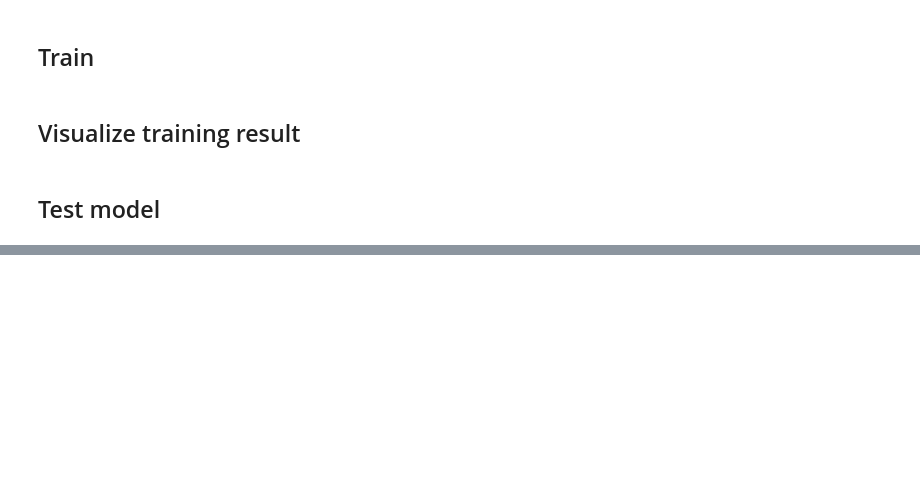
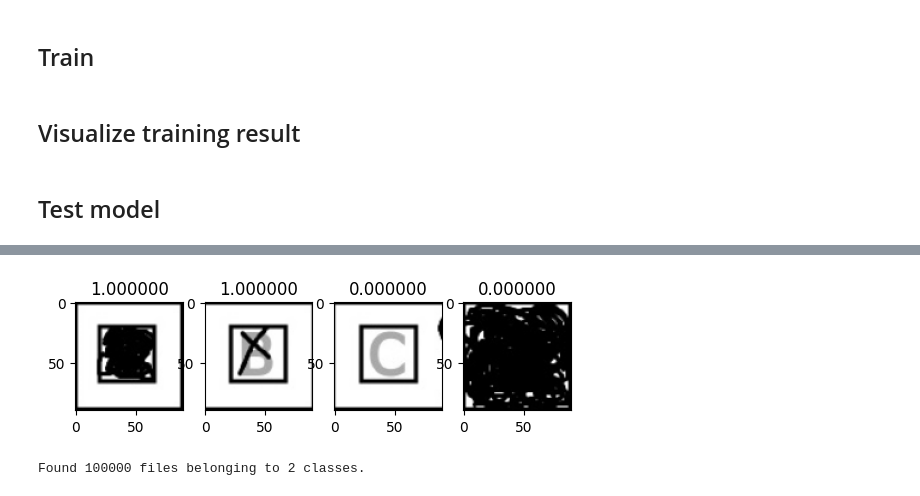
Before and after one commit to cvlab-ai/splinter, a Jupyter notebook: research/mark_generator/00_training.ipynb, the cells around one changed output, grey strips where cells are left out. Cells and saved outputs as stored; diff of their text form; code cells hidden in the pictures; blank space fills up the shorter version.

```diff
--- a/research/mark_generator/00_training.ipynb
+++ b/research/mark_generator/00_training.ipynb
@@ -105,11 +142,14 @@ if 'history' in globals():
 full_img = cv2.imread("data/test/mark_boxes.jpg", cv2.IMREAD_COLOR)
 x_slices = np.linspace(0, full_img.shape[1], 5)
 images = [full_img[:, int(x1):int(x2)] for x1, x2 in zip(x_slices[:-1], x_slices[1:])]
+print(len(images))
 images = [cv2.resize(img, dsize=IMG_SIZE) for img in images]
 
+images = [cv2.cvtColor(img, cv2.COLOR_BGR2RGB) for img in images]
 f, ax = plt.subplots(1, 4)
 for i, img in enumerate(images):
     ax[i].imshow(img)
     prediction = model.predict(np.array([img]))[0][0]
     ax[i].title.set_text(f"{prediction:4f}")
 plt.show()
+# %% [output]
@@ -115,0 +161,11 @@ plt.show()
+[figure, added]
+# %%
+test_dataset = image_dataset_from_directory(
+    TEST_DATASET_DIR,
+    image_size=IMG_SIZE,
+    batch_size=BATCH_SIZE,
+    color_mode='rgb',
+    label_mode='binary'
+)
+# %% [output]
+Found 100000 files belonging to 2 classes.
```
Also changed, not shown: parts of 7 cells of this notebook, 6 other files.
